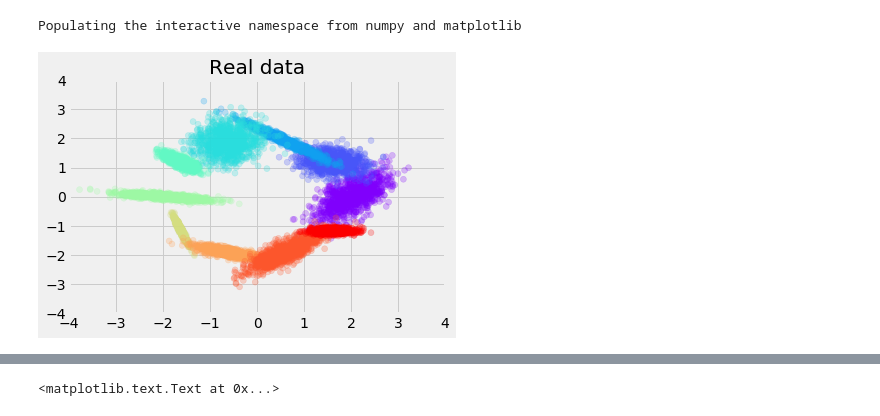
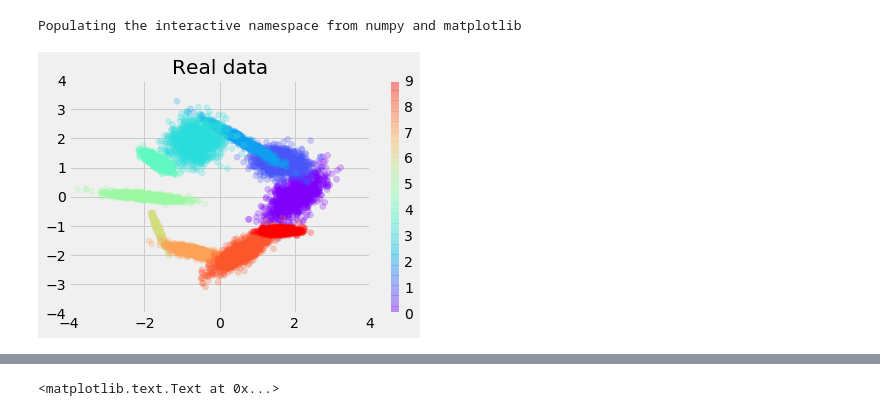
Before and after one commit to ririw/ririw.github.io, a Jupyter notebook: assets/conditional-wasserstein-gans/Improved.ipynb, the cells around one changed output, grey strips where cells are left out. Drawn from its saved outputs; the diff is of its cells as text; code cells hidden in the pictures.

```diff
--- a/assets/conditional-wasserstein-gans/Improved.ipynb
+++ b/assets/conditional-wasserstein-gans/Improved.ipynb
@@ -33,34 +35,35 @@ def cart2pol(x, y):
     phi = np.arctan2(y, x)
     return(rho, phi)
 
 def pol2cart(rho, phi):
     x = rho * np.cos(phi)
     y = rho * np.sin(phi)
     return(x, y)
 
 phis = np.linspace(0, np.pi*2, 11)[:-1]
 centers = np.vstack(pol2cart(2, phis)).T
 
 xs = []
 ys = []
 ixs = []
 for i in range(10):
     x, y, ix = gen_dataset(centers[i], i)
     xs.append(x)
     ys.append(y)
     ixs.append(ix)
 
 y = np.concatenate(ys, 0)
 x = np.concatenate(xs, 0)
 ixs = np.concatenate(ixs, 0)
 
 scatter(*x.T, c=ixs, cmap='rainbow', alpha=0.25)
 plt.title('Real data')
 plt.ylim(-4, 4)
 plt.xlim(-4, 4)
+colorbar()
 plt.savefig('plots/real.png')
 # %% [output]
-[figure, old version]
+[figure, new version]
 # %%
 def registering_layers(module, *layers):
     """Add a bunch of layers to a module, and return them as a list."""
```
Also changed, not shown: parts of 10 cells of this notebook, 5 other files.
